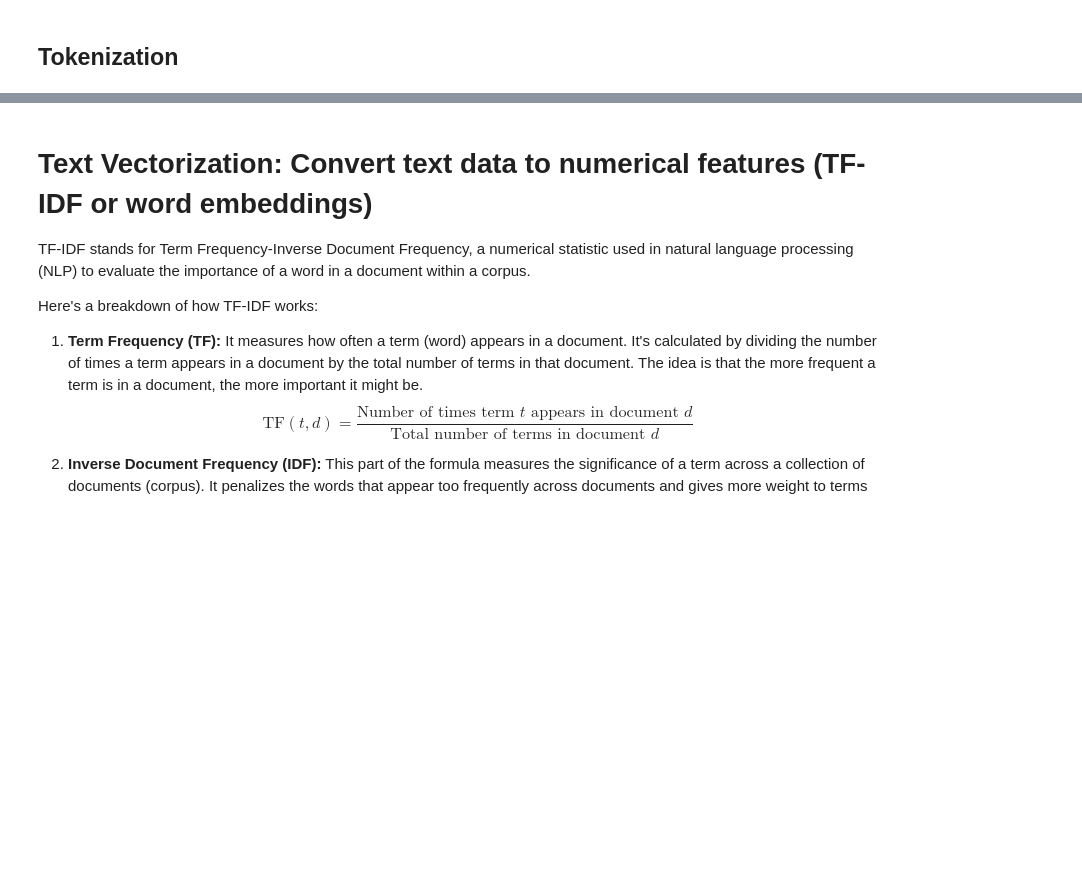
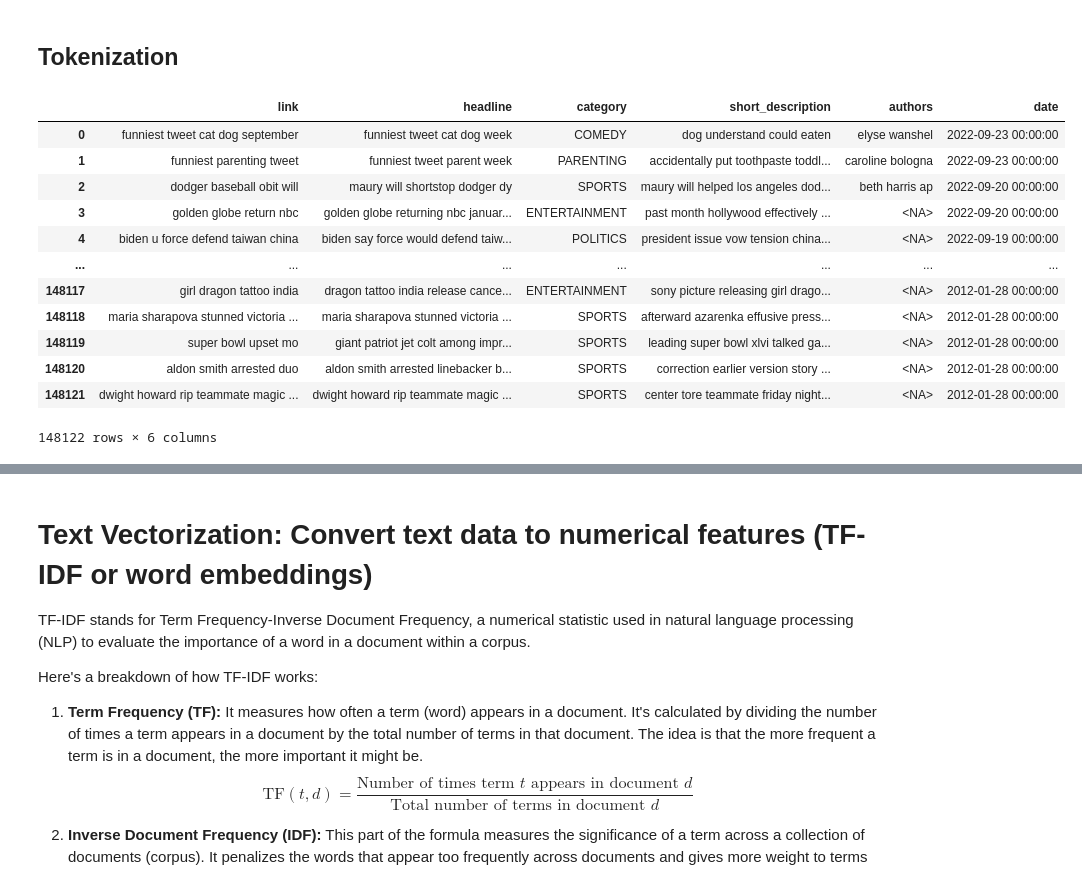
Before and after one commit to anapoklukar/text-classification-assignment, a Jupyter notebook: assignment2.ipynb, the cells around one changed output, grey strips where cells are left out. Saved outputs shown, nothing was run; the diff lists cells and outputs as text; code cells hidden in the pictures; blank space fills up the shorter version.

```diff
--- a/assignment2.ipynb
+++ b/assignment2.ipynb
@@ -178,13 +198,14 @@ def preprocess_link(link):
     return link
 # %%
 #Apply the preprocessing function to the headline column only in rows where the headline isn't missing
-df.loc[df['headline'].notnull(), 'headline'] = df.loc[df['headline'].notnull(), 'headline'].apply(preprocess_text)
+
+#df.loc[df['headline'].notnull(), 'headline'] = df.loc[df['headline'].notnull(), 'headline'].apply(preprocess_text)
 # %%
 #Apply the preprocessing to short_description and links as well
-df.loc[df['short_description'].notnull(), 'short_description'] = df.loc[df['short_description'].notnull(), 'short_description'].apply(preprocess_text)
+#df.loc[df['short_description'].notnull(), 'short_description'] = df.loc[df['short_description'].notnull(), 'short_description'].apply(preprocess_text)
 # %%
 #Preprocess the authors where the authors aren't missing
-df.loc[df['authors'].notnull(), 'authors'] = df.loc[df['authors'].notnull(), 'authors'].apply(preprocess_text)
+#df.loc[df['authors'].notnull(), 'authors'] = df.loc[df['authors'].notnull(), 'authors'].apply(preprocess_text)
 # %%
 #Preprocess the links where the links aren't missing
-df.loc[df['link'].notnull(), 'link'] = df.loc[df['link'].notnull(), 'link'].apply(preprocess_link)
+#df.loc[df['link'].notnull(), 'link'] = df.loc[df['link'].notnull(), 'link'].apply(preprocess_link)
@@ -191,3 +215,19 @@ df.loc[df['link'].notnull(), 'link'] = df.loc[df['link'].notnull(), 'link'].appl
+# %%
+df
+# %% [output]
+|  | link | headline | category | short_description | authors | date |
+| 0 | funniest tweet cat dog september | funniest tweet cat dog week | COMEDY | dog understand could eaten | elyse wanshel | 2022-09-23 00:00:00 |
+| 1 | funniest parenting tweet | funniest tweet parent week | PARENTING | accidentally put toothpaste toddl... | caroline bologna | 2022-09-23 00:00:00 |
+| 2 | dodger baseball obit will | maury will shortstop dodger dy | SPORTS | maury will helped los angeles dod... | beth harris ap | 2022-09-20 00:00:00 |
+| 3 | golden globe return nbc | golden globe returning nbc januar... | ENTERTAINMENT | past month hollywood effectively ... | <NA> | 2022-09-20 00:00:00 |
+| 4 | biden u force defend taiwan china | biden say force would defend taiw... | POLITICS | president issue vow tension china... | <NA> | 2022-09-19 00:00:00 |
+| ... | ... | ... | ... | ... | ... | ... |
+| 148117 | girl dragon tattoo india | dragon tattoo india release cance... | ENTERTAINMENT | sony picture releasing girl drago... | <NA> | 2012-01-28 00:00:00 |
+| 148118 | maria sharapova stunned victoria ... | maria sharapova stunned victoria ... | SPORTS | afterward azarenka effusive press... | <NA> | 2012-01-28 00:00:00 |
+| 148119 | super bowl upset mo | giant patriot jet colt among impr... | SPORTS | leading super bowl xlvi talked ga... | <NA> | 2012-01-28 00:00:00 |
+| 148120 | aldon smith arrested duo | aldon smith arrested linebacker b... | SPORTS | correction earlier version story ... | <NA> | 2012-01-28 00:00:00 |
+| 148121 | dwight howard rip teammate magic ... | dwight howard rip teammate magic ... | SPORTS | center tore teammate friday night... | <NA> | 2012-01-28 00:00:00 |
+148122 rows × 6 columns
 # %%
 original = pd.read_csv('processed_data.csv')
 #compare the first 5 rows of the original and preprocessed data, each column side by side
```
Also changed, not shown: parts of 9 cells of this notebook, 1 other file.
